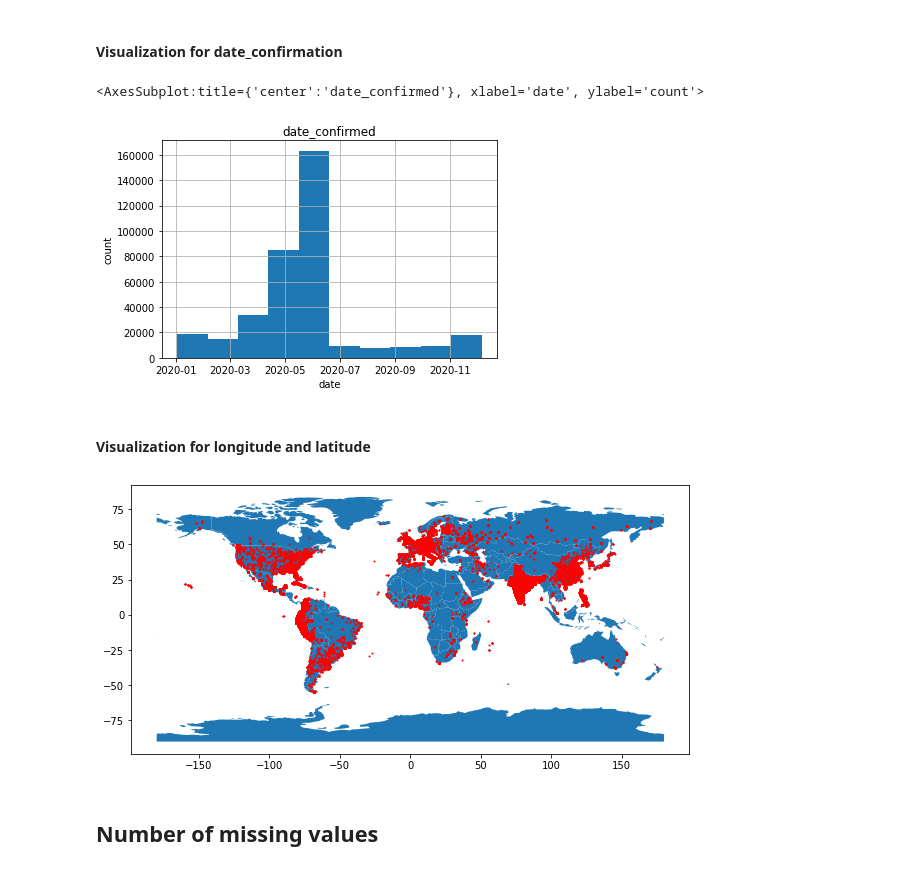
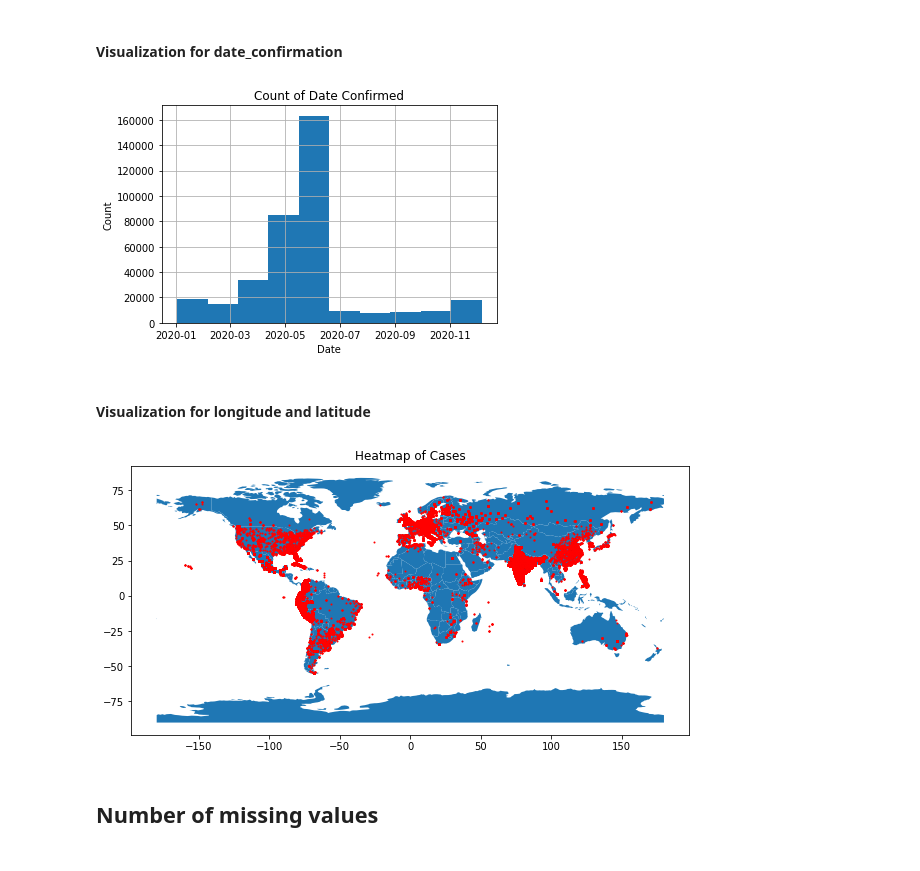
Before and after one commit to JCODEPENG/MileStone-3-Cmpt-459, a Jupyter notebook: src/eda.ipynb, the cells around one changed output. Cells and saved outputs as stored; diff of their text form; code cells hidden in the pictures.

Commit message:
plots for cases_train done

```diff
--- a/src/eda.ipynb
+++ b/src/eda.ipynb
@@ -74,24 +117,26 @@ def convert_to_datetime(row):
 df['converted_datetime'] = df.apply(convert_to_datetime, axis=1)
 # %%
 plt.figure()
-plt.title('date_confirmed')
-plt.ylabel('count')
-plt.xlabel('date')
+plt.title('Count of Date Confirmed')
+plt.ylabel('Count')
+plt.xlabel('Date')
 df['converted_datetime'].hist()
+plt.savefig("../plots/cases_train_date_confirmed.png", facecolor='white', bbox_inches = "tight")
 # %% [output]
-<AxesSubplot:title={'center':'date_confirmed'}, xlabel='date', ylabel='count'>
-[figure, old version]
+[figure, new version]
 # %% [markdown]
 #### Visualization for longitude and latitude
 # %%
 # modified from https://stackoverflow.com/questions/53233228/plot-latitude-longitude-from-csv-in-python-3-6
 geometry = [Point(xy) for xy in zip(df['longitude'], df['latitude'])]
 gdf = GeoDataFrame(df, geometry=geometry)
 
 world = gpd.read_file(gpd.datasets.get_path('naturalearth_lowres'))
 gdf.plot(ax=world.plot(figsize=(10, 6)), marker='o', color='red', markersize=1);
+plt.title('Heatmap of Cases')
+plt.savefig("../plots/cases_train_lat_long_mapped.png", facecolor='white', bbox_inches = "tight")
 # %% [output]
-[figure, old version]
+[figure, new version]
 # %% [markdown]
 ## Number of missing values
 # %%
```
Also changed, not shown: parts of 2 cells of this notebook, 6 other files.
